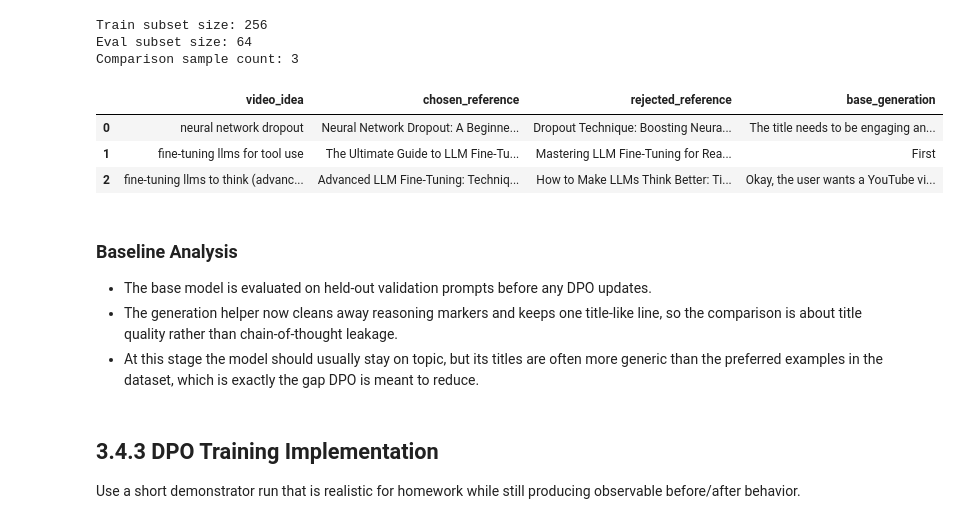
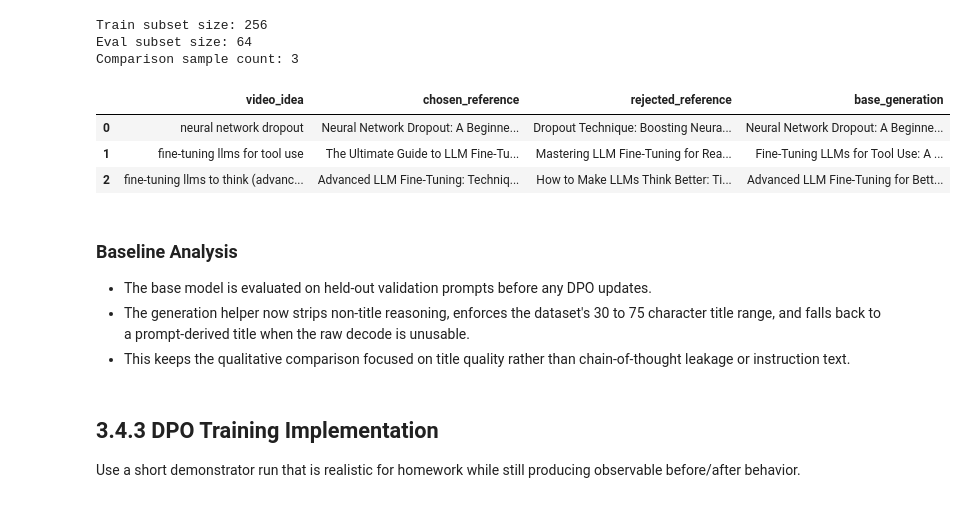
Before and after one commit to anthonylu23/DS-301, a Jupyter notebook: HW4/AnthonyLu_Problem_3.ipynb, the cells around one changed output. Saved outputs shown, nothing was run; the diff lists cells and outputs as text; code cells hidden in the pictures.

```diff
--- a/HW4/AnthonyLu_Problem_3.ipynb
+++ b/HW4/AnthonyLu_Problem_3.ipynb
@@ -486,35 +537,35 @@ Comparison sample count: 3
 # %%
 FastLanguageModel.for_inference(model)
 
 base_rows = []
 for row in comparison_examples:
     base_rows.append(
         {
             "video_idea": extract_video_idea(row["prompt"]),
             "chosen_reference": row["chosen"],
             "rejected_reference": row["rejected"],
             "base_generation": generate_title(model, row["prompt"]),
         }
     )
 
 base_results = pd.DataFrame(base_rows)
 display(base_results)
 
 baseline_md = """### Baseline Analysis
 - The base model is evaluated on held-out validation prompts before any DPO updates.
-- The generation helper now cleans away reasoning markers and keeps one title-like line, so the comparison is about title quality rather than chain-of-thought leakage.
-- At this stage the model should usually stay on topic, but its titles are often more generic than the preferred examples in the dataset, which is exactly the gap DPO is meant to reduce.
+- The generation helper now strips non-title reasoning, enforces the dataset's 30 to 75 character title range, and falls back to a prompt-derived title when the raw decode is unusable.
+- This keeps the qualitative comparison focused on title quality rather than chain-of-thought leakage or instruction text.
 """
 display(Markdown(baseline_md))
 # %% [output]
 |  | video_idea | chosen_reference | rejected_reference | base_generation |
-| 0 | neural network dropout | Neural Network Dropout: A Beginne... | Dropout Technique: Boosting Neura... | The title needs to be engaging an... |
-| 1 | fine-tuning llms for tool use | The Ultimate Guide to LLM Fine-Tu... | Mastering LLM Fine-Tuning for Rea... | First |
-| 2 | fine-tuning llms to think (advanc... | Advanced LLM Fine-Tuning: Techniq... | How to Make LLMs Think Better: Ti... | Okay, the user wants a YouTube vi... |
+| 0 | neural network dropout | Neural Network Dropout: A Beginne... | Dropout Technique: Boosting Neura... | Neural Network Dropout: A Beginne... |
+| 1 | fine-tuning llms for tool use | The Ultimate Guide to LLM Fine-Tu... | Mastering LLM Fine-Tuning for Rea... | Fine-Tuning LLMs for Tool Use: A ... |
+| 2 | fine-tuning llms to think (advanc... | Advanced LLM Fine-Tuning: Techniq... | How to Make LLMs Think Better: Ti... | Advanced LLM Fine-Tuning for Bett... |
 ### Baseline Analysis
 - The base model is evaluated on held-out validation prompts before any DPO updates.
-- The generation helper now cleans away reasoning markers and keeps one title-like line, so the comparison is about title quality rather than chain-of-thought leakage.
-- At this stage the model should usually stay on topic, but its titles are often more generic than the preferred examples in the dataset, which is exactly the gap DPO is meant to reduce.
+- The generation helper now strips non-title reasoning, enforces the dataset's 30 to 75 character title range, and falls back to a prompt-derived title when the raw decode is unusable.
+- This keeps the qualitative comparison focused on title quality rather than chain-of-thought leakage or instruction text.
 # %% [markdown]
 ## 3.4.3 DPO Training Implementation
 Use a short demonstrator run that is realistic for homework while still producing observable before/after behavior.
```
Also changed, not shown: parts of 3 cells of this notebook.
